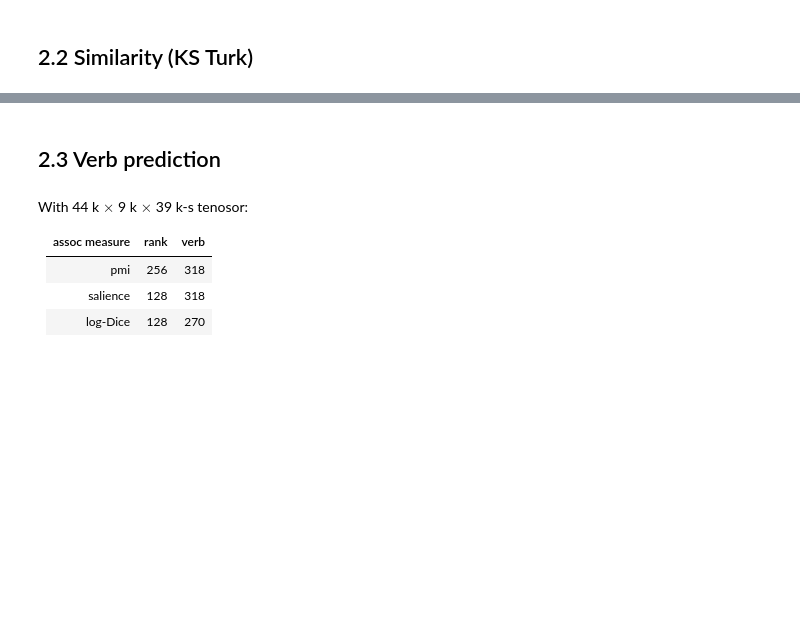
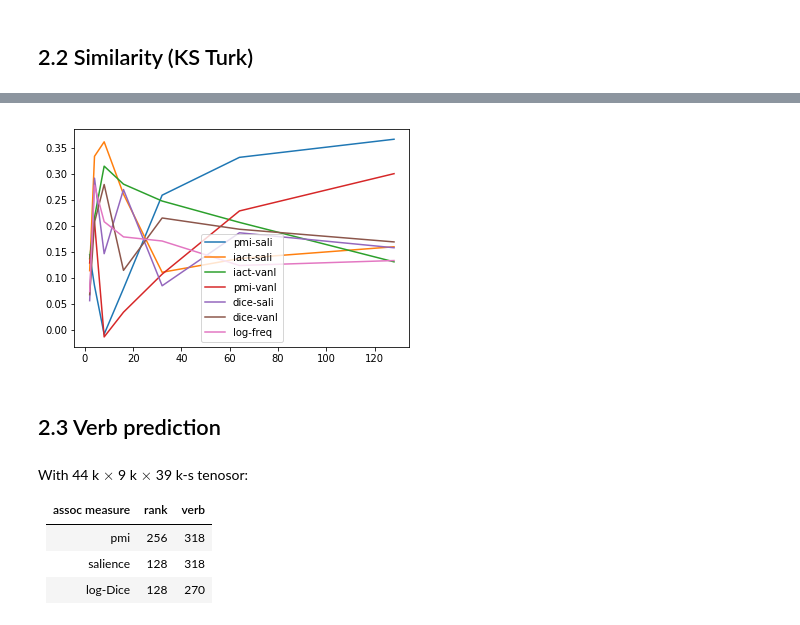
Before and after one commit to makrai/verb-tensor, a Jupyter notebook: eval.ipynb, the cells around one changed output, grey strips where cells are left out. Saved outputs shown, nothing was run; the diff lists cells and outputs as text; code cells hidden in the pictures; blank space fills up the shorter version.

```diff
--- a/eval.ipynb
+++ b/eval.ipynb
@@ -168,5 +279,5 @@ ks13_long = ks13_long.drop_duplicates()
 ### 2.1.2 Kartsaklis and Sadrzadeh, Turk
 # %%
 cols = ['subject1', 'verb1', 'object1', 'subject2', 'verb2', 'object2']
-ks13_turk = read_sim_data('emnlp2013_turk.txt').groupby(cols).mean().drop(columns=['annotator'])
+ks13_turk = read_sim_data('emnlp2013_turk.txt').groupby(cols).mean().drop(columns=['annotator']).reset_index()
 ks13_turk.head()
@@ -196,3 +335,9 @@ df = test_sim(ks13_turk, mode_to_test='svo')
+# %%
+df = df_columns_from_filen(df, col='score')
+# %%
+plot_results(df, col='score', save_filen='svo')
+# %% [output]
+[figure, added]
 # %% [markdown]
 ## 2.3 Verb prediction
 # %%
```
Also changed, not shown: parts of 28 cells of this notebook.
